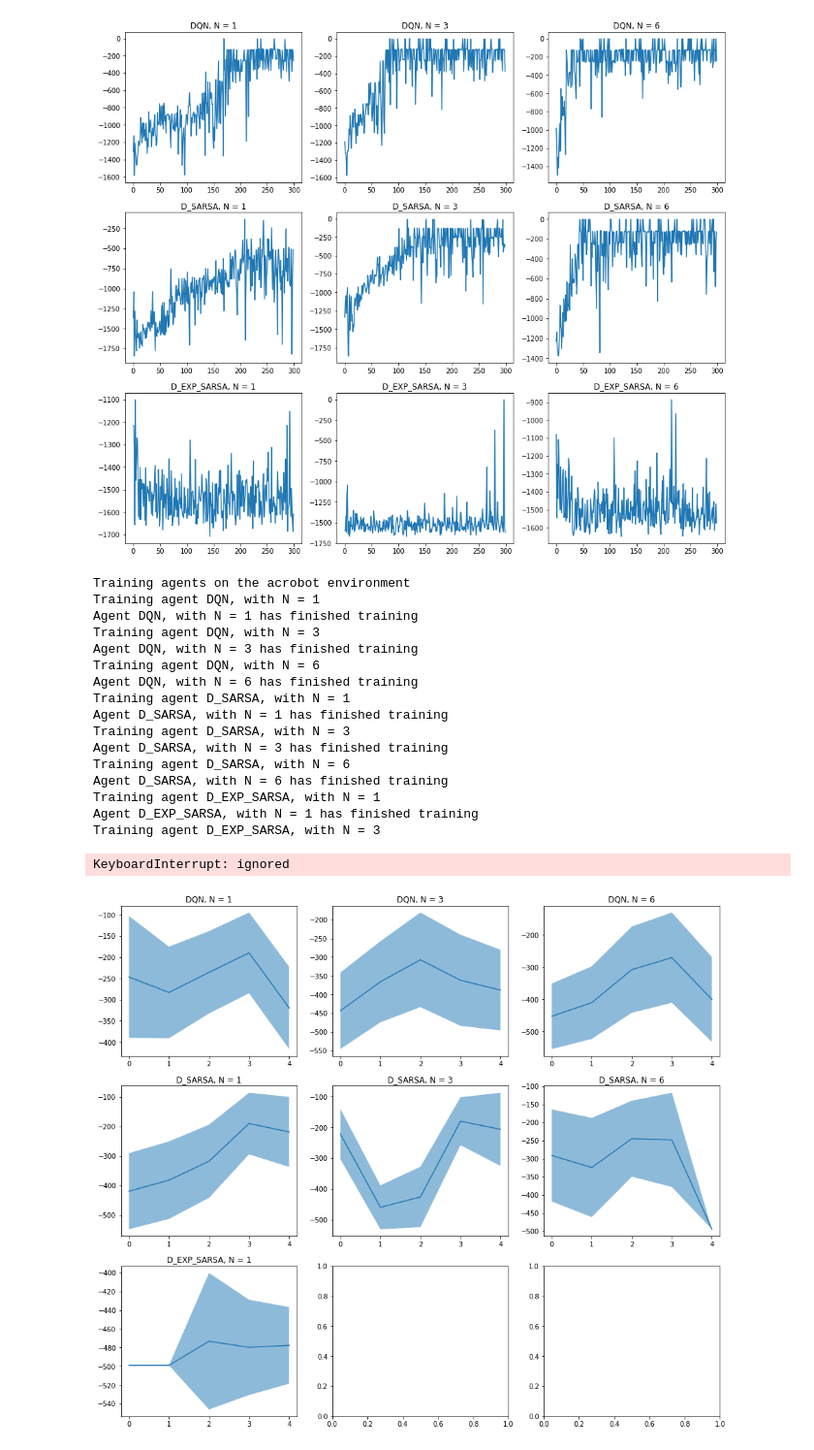
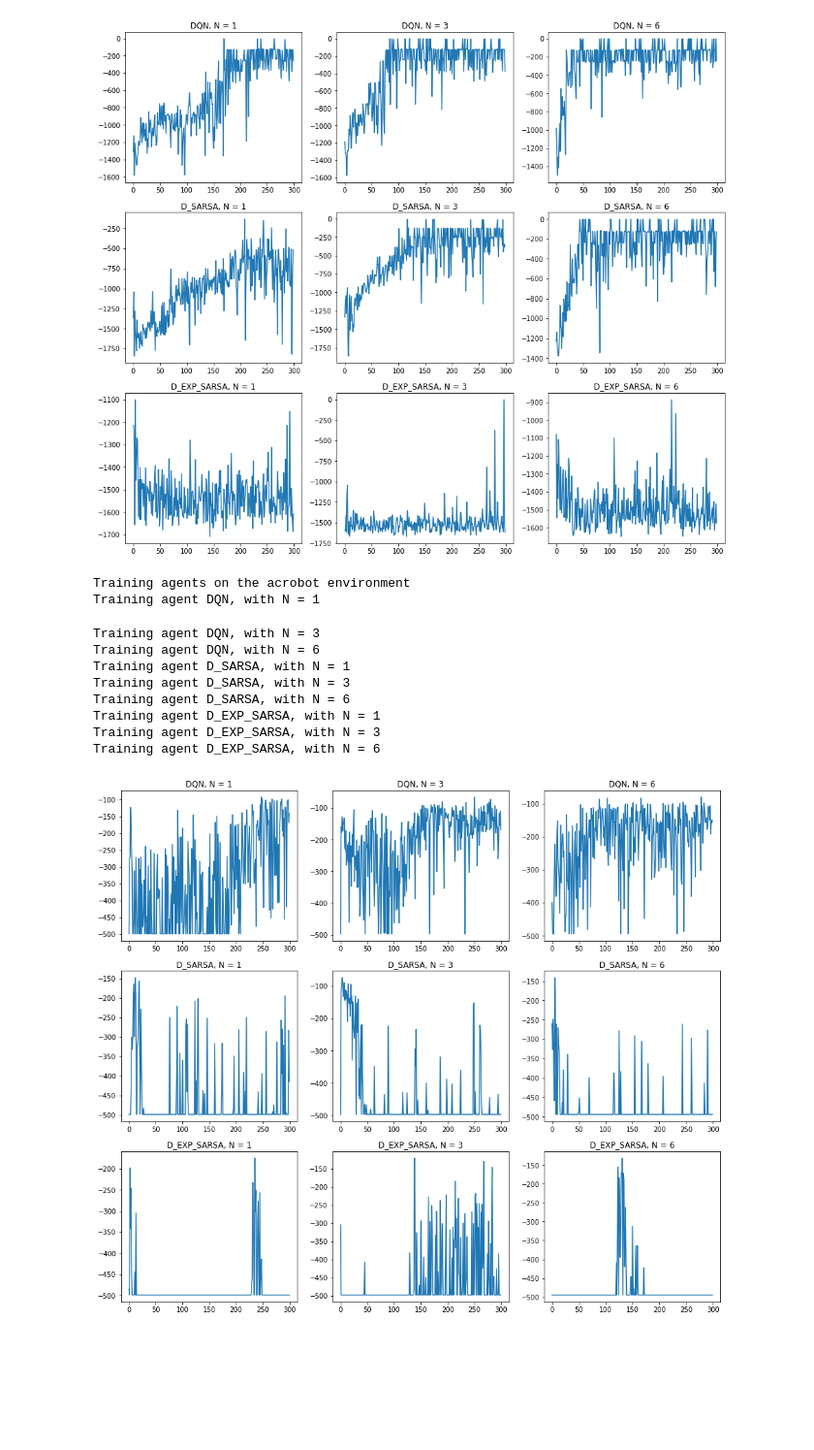
Before and after one commit to Setin2/reinforcement_learning, a Jupyter notebook: Assignment2.ipynb, the cells around one changed output. Shown at 97% size. Cells and saved outputs as stored; diff of their text form; code cells hidden in the pictures; blank space fills up the shorter version.

```diff
--- a/Assignment2.ipynb
+++ b/Assignment2.ipynb
@@ -266,48 +266,41 @@ Agent D_EXP_SARSA, with N = 6 has finished training
 def train_acrobot(EPISODES):
     print("Training agents on the acrobot environment")
     env = gym.make('Acrobot-v1')
     plot_axes = [[0, 0], [0, 1], [0, 2], [1, 0], [1, 1], [1, 2], [2, 0], [2, 1], [2, 2]]
     agents = [[0, "DQN"], [1, "D_SARSA"], [2, "D_EXP_SARSA"]]
 
     ln = list(range(0, EPISODES))
     figure, axis = plt.subplots(3, 3, figsize=(16, 14))
 
     c = 0
     def train_agent(agent, N, c):
       reward = []
       for e in range(EPISODES):
         state = env.reset()
         reward.append(agent.train(state))
       return reward
 
     for agent in agents:
       for N in [1, 3, 6]:
         print("Training agent {0}, with N = {1}".format(agent[1], N))
         rewards = train_agent(Agent(agent[0], env, Network(6, 3), task=0, N=N, num_actions=3), agent[1], c)
 
         axis[plot_axes[c][0], plot_axes[c][1]].plot(ln, rewards)
         axis[plot_axes[c][0], plot_axes[c][1]].set_title("{0}, N = {1}".format(agent[1], N))
 
-        print("Agent {0}, with N = {1} has finished training".format(agent[1], N))
+        #print("Agent {0}, with N = {1} has finished training".format(agent[1], N))
         c += 1
 
-train_pendulum(EPISODES=300)
+train_acrobot(EPISODES=300)
 # %% [output]
 Training agents on the acrobot environment
 Training agent DQN, with N = 1
-Agent DQN, with N = 1 has finished training
-Training agent DQN, with N = 3
-Agent DQN, with N = 3 has finished training
-Training agent DQN, with N = 6
-Agent DQN, with N = 6 has finished training
-Training agent D_SARSA, with N = 1
-Agent D_SARSA, with N = 1 has finished training
-Training agent D_SARSA, with N = 3
-Agent D_SARSA, with N = 3 has finished training
-Training agent D_SARSA, with N = 6
-Agent D_SARSA, with N = 6 has finished training
-Training agent D_EXP_SARSA, with N = 1
-Agent D_EXP_SARSA, with N = 1 has finished training
-Training agent D_EXP_SARSA, with N = 3
-KeyboardInterrupt: ignored
+Training agent DQN, with N = 3
+Training agent DQN, with N = 6
+Training agent D_SARSA, with N = 1
+Training agent D_SARSA, with N = 3
+Training agent D_SARSA, with N = 6
+Training agent D_EXP_SARSA, with N = 1
+Training agent D_EXP_SARSA, with N = 3
+Training agent D_EXP_SARSA, with N = 6
-[figure, old version]
+[figure, new version]
```
